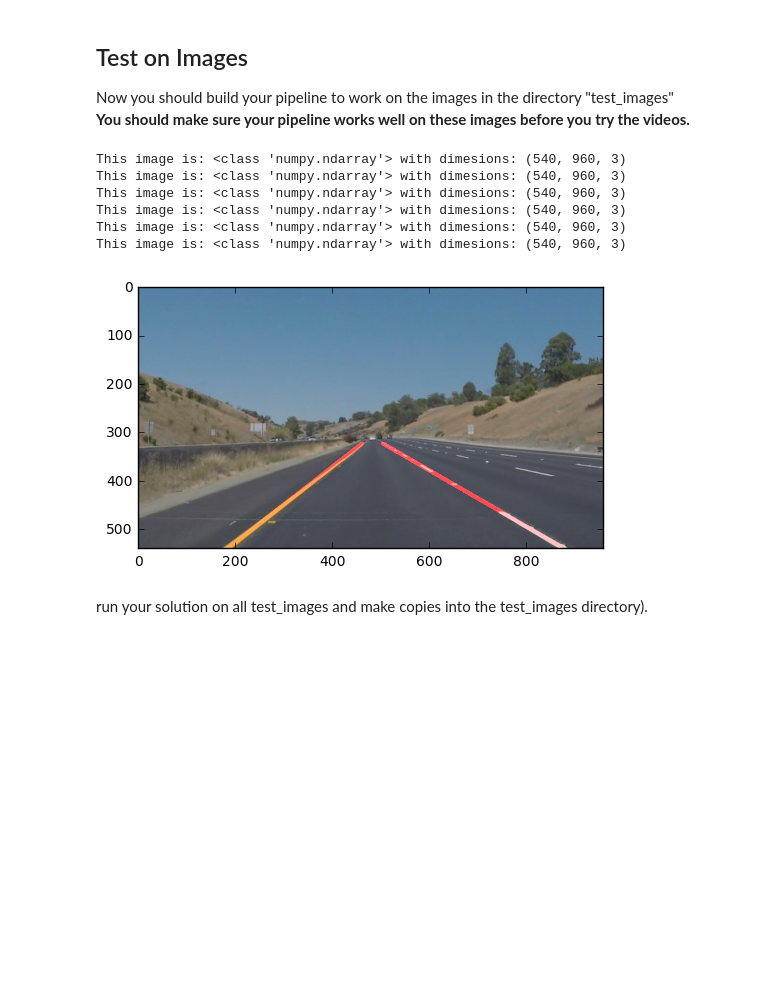
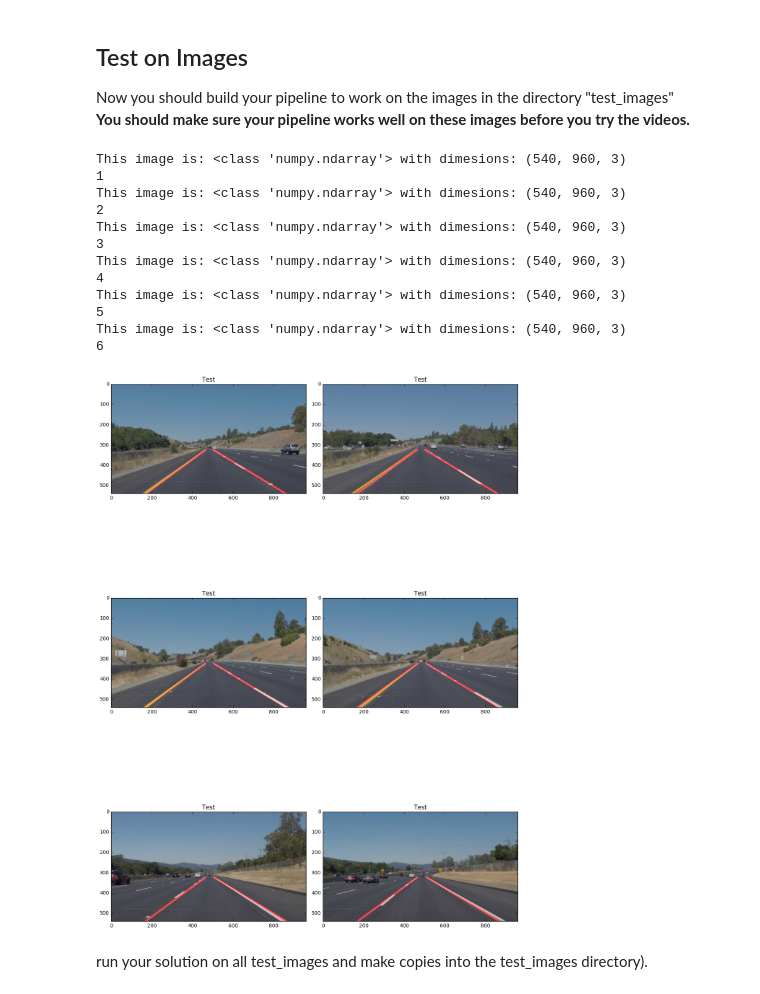
Before and after one commit to jovialio/UdacitySDCND_Term1_P1, a Jupyter notebook: P1.ipynb, the cells around one changed output. Saved outputs shown, nothing was run; the diff lists cells and outputs as text; code cells hidden in the pictures; blank space fills up the shorter version.

```diff
--- a/P1.ipynb
+++ b/P1.ipynb
@@ -373,34 +373,48 @@ def process(filename):
 
     """
     Apply hough transform to selectedRegion_canny
     """
     rho = 1 # distance resolution in pixels of the Hough grid
     theta = np.pi/180 # angular resolution in radians of the Hough grid
     threshold = 15     # minimum number of votes (intersections in Hough grid cell)
     min_line_length = 20 #minimum number of pixels making up a line
     max_line_gap = 60    # maximum gap in pixels between connectable line segments
 
     lines = hough_lines(selectedRegion_canny, rho, theta, threshold, min_line_length, max_line_gap)
 
     # Create weighted image with hough_lines
     lines_edges = weighted_img(lines, image)
 
     #Uncomment below to test individual images
     cv2.imwrite('test_images/Processed_' + filename , lines_edges)
+    fig.add_subplot(3, 2, counter)
+    plt.tight_layout()
     plt.imshow(lines_edges)
+    plt.title('Test')
 
+
+fig = plt.figure(figsize=(12, 20))
+counter = 1
 for filename in os.listdir("test_images/"):
     # Added due to negate .DS_Store file in folder
     if(filename != '.DS_Store'):
         process(filename)
+        print(counter)
+        counter += 1
 # %% [output]
 This image is: <class 'numpy.ndarray'> with dimesions: (540, 960, 3)
+1
 This image is: <class 'numpy.ndarray'> with dimesions: (540, 960, 3)
+2
 This image is: <class 'numpy.ndarray'> with dimesions: (540, 960, 3)
+3
 This image is: <class 'numpy.ndarray'> with dimesions: (540, 960, 3)
+4
 This image is: <class 'numpy.ndarray'> with dimesions: (540, 960, 3)
+5
 This image is: <class 'numpy.ndarray'> with dimesions: (540, 960, 3)
+6
-[figure, old version]
+[figure, new version]
 # %% [markdown]
 run your solution on all test_images and make copies into the test_images directory).
 # %% [markdown]
```
Also changed, not shown: parts of 6 cells of this notebook, 1 other file.
